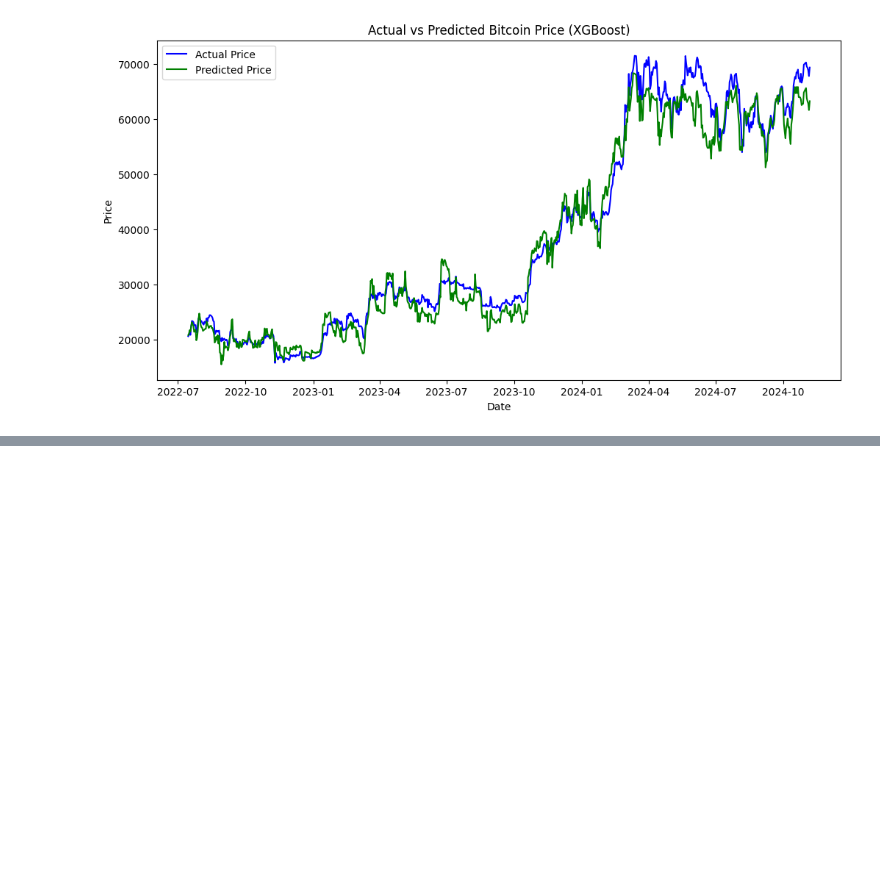
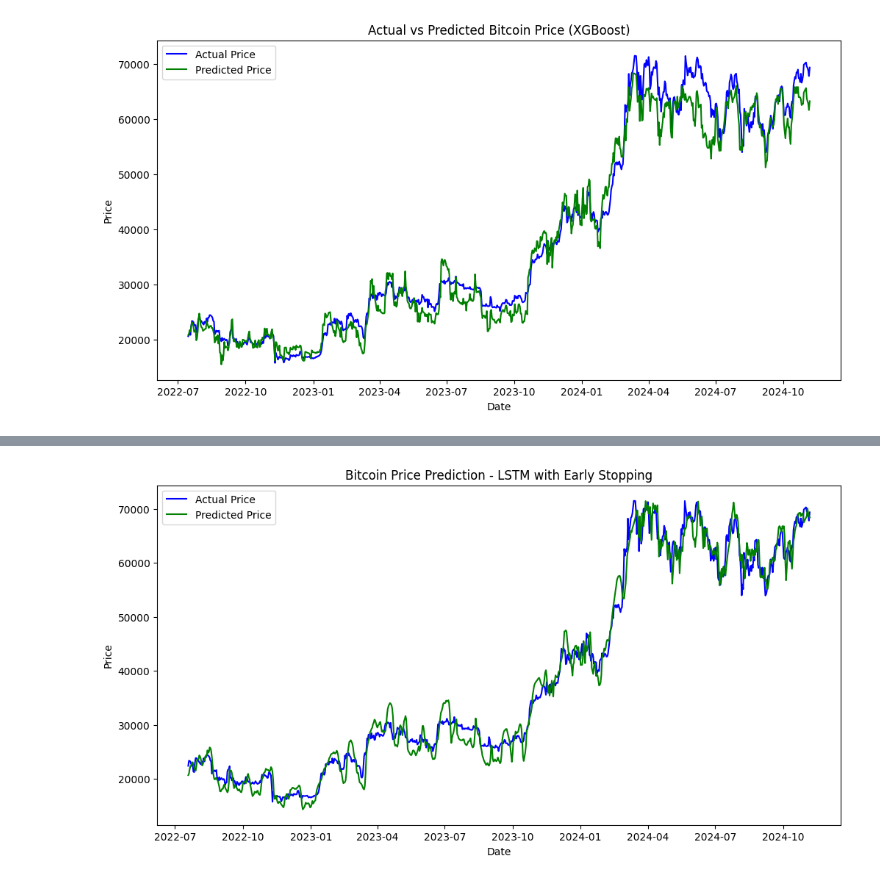
Before and after one commit to SaiTejaBorgam/Data-Science-Project, a Jupyter notebook: Project code.ipynb, the cells around one changed output, grey strips where cells are left out. Cells and saved outputs as stored; diff of their text form; code cells hidden in the pictures; blank space fills up the shorter version.

```diff
--- a/Project code.ipynb
+++ b/Project code.ipynb
@@ -873,0 +874,85 @@ Best Model R2: 0.9491
+# %%
+import tensorflow as tf
+import keras
+from tensorflow.keras.models import Sequential
+from tensorflow.keras.layers import LSTM, Dense, Dropout
+from tensorflow.keras.callbacks import EarlyStopping
+from tensorflow.keras.layers import Input, LSTM, Dense
+
+features = ['SMA_50', 'SMA_200', 'EMA_20', 'EMA_50', 'BB_Upper', 'BB_Lower', 'RSI', 'MACD_Histogram', 'OBV', '%K', '%D']
+target = 'price'
+
+X = Bitcoin_TI[features].values
+y = Bitcoin_TI[target].values
+dates = pd.to_datetime(Bitcoin_TI['snapped_at']).values
+
+X_train, X_test, y_train, y_test, dates_train, dates_test = train_test_split(X, y, dates, test_size=0.2, shuffle=False)
+
+imputer = SimpleImputer(strategy='constant')
+X_train = imputer.fit_transform(X_train)
+X_test = imputer.transform(X_test)
+
+scaler = StandardScaler()
+X_train = scaler.fit_transform(X_train)
+X_test = scaler.transform(X_test)
+
+def time_sequences(X, y, dates, seq_length=4):
+    X_seq, y_seq, dates_seq = [], [], []
+    for i in range(len(X) - seq_length):
+        X_seq.append(X[i : i + seq_length])
+        y_seq.append(y[i + seq_length])
+        dates_seq.append(dates[i + seq_length])
+    return np.array(X_seq), np.array(y_seq), np.array(dates_seq)
+
+seq_length = 4
+X_train_seq, y_train_seq, dates_train_seq = time_sequences(X_train, y_train, dates_train, seq_length)
+X_test_seq, y_test_seq, dates_test_seq = time_sequences(X_test, y_test, dates_test, seq_length)
+
+model = Sequential([
+    Input(shape=(seq_length, len(features))),
+    LSTM(50, activation='relu', return_sequences=True),
+    LSTM(30, activation='relu', return_sequences=False),
+    Dropout(0.2),
+    Dense(10, activation='relu'),
+    Dense(1)
+])
+model.compile(optimizer='adam', loss='mse')
+
+early_stopping = EarlyStopping(monitor='val_loss',
+                               patience=40,
+                               restore_best_weights=True,
+                               verbose=1)
+sepecified_model = model.fit(X_train_seq, y_train_seq,
+                    epochs=200,
+                    batch_size=64,
+                    validation_data=(X_test_seq, y_test_seq),
+                    callbacks=[early_stopping])
+
+y_pred = model.predict(X_test_seq)
+
+print(f"y_test shape: {y_test.shape}")
+print(f"y_pred shape: {y_pred.shape}")
+y_pred = y_pred.flatten()
+y_test = y_test[:len(y_pred)]
+
+
+mse = mean_squared_error(y_test, y_pred)
+mae = mean_absolute_error(y_test, y_pred)
+r2 = r2_score(y_test, y_pred)
+rmse = np.sqrt(mse)
+mape = np.mean(np.abs((y_test - y_pred) / y_test)) * 100
+
+print(f"RMSE: {rmse:.4f}")
+print(f"MSE: {mse:.4f}")
+print(f"MAPE: {mape:.4f}%")
+print(f"R2 value: {r2:.4f}")
+
+plt.figure(figsize=(12, 6))
+plt.plot(dates_test_seq, y_test_seq, label="Actual Price", color='blue')
+plt.plot(dates_test_seq, y_pred, label="Predicted Price", color='green')
+plt.title('Bitcoin Price Prediction - LSTM with Early Stopping')
+plt.xlabel('Date')
+plt.ylabel('Price')
+plt.legend()
+plt.show()
+# %% [output]
@@ -873,0 +976 @@ Best Model R2: 0.9491
+[figure, added]
```
Also changed, not shown: parts of 3 cells of this notebook.
